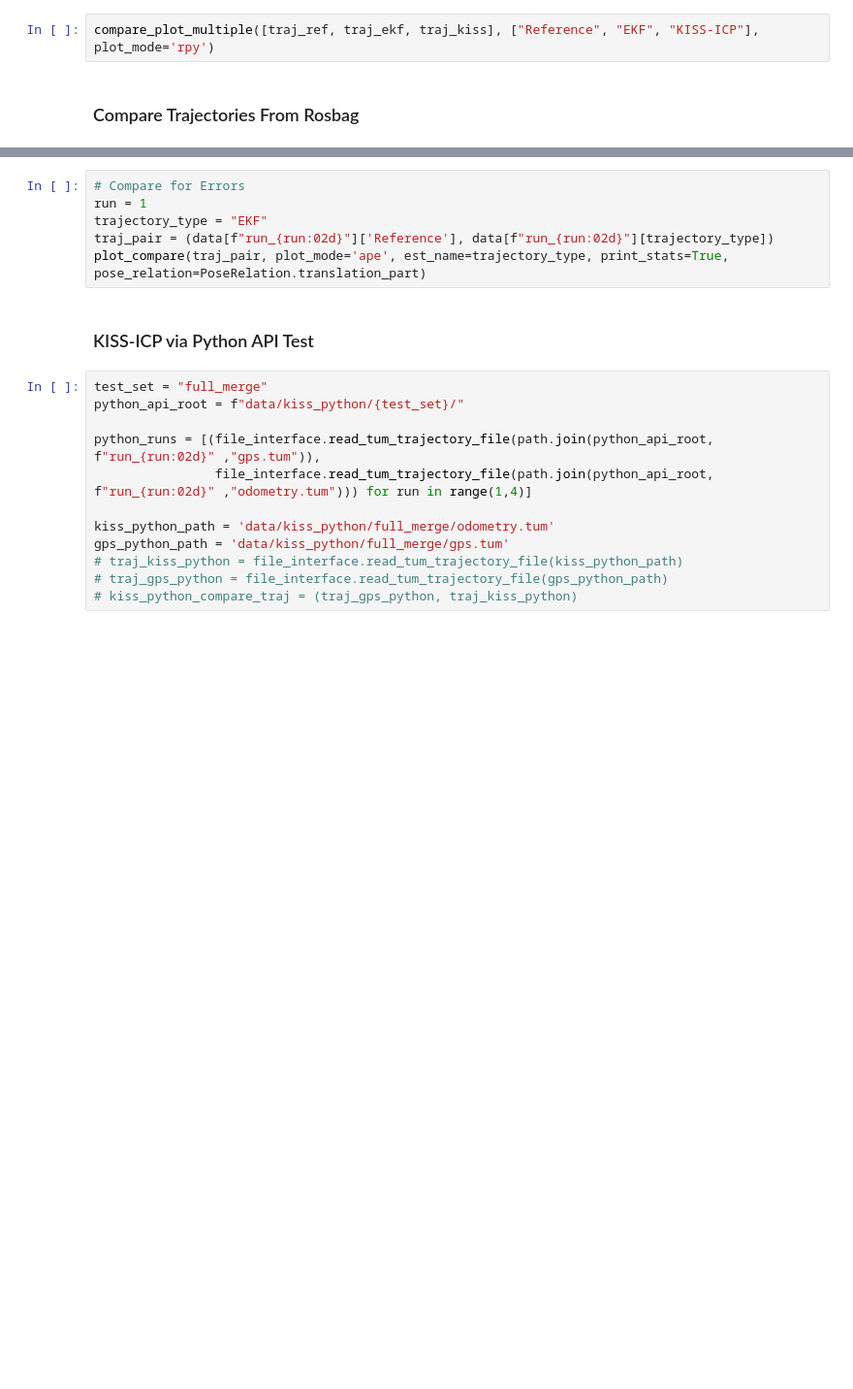
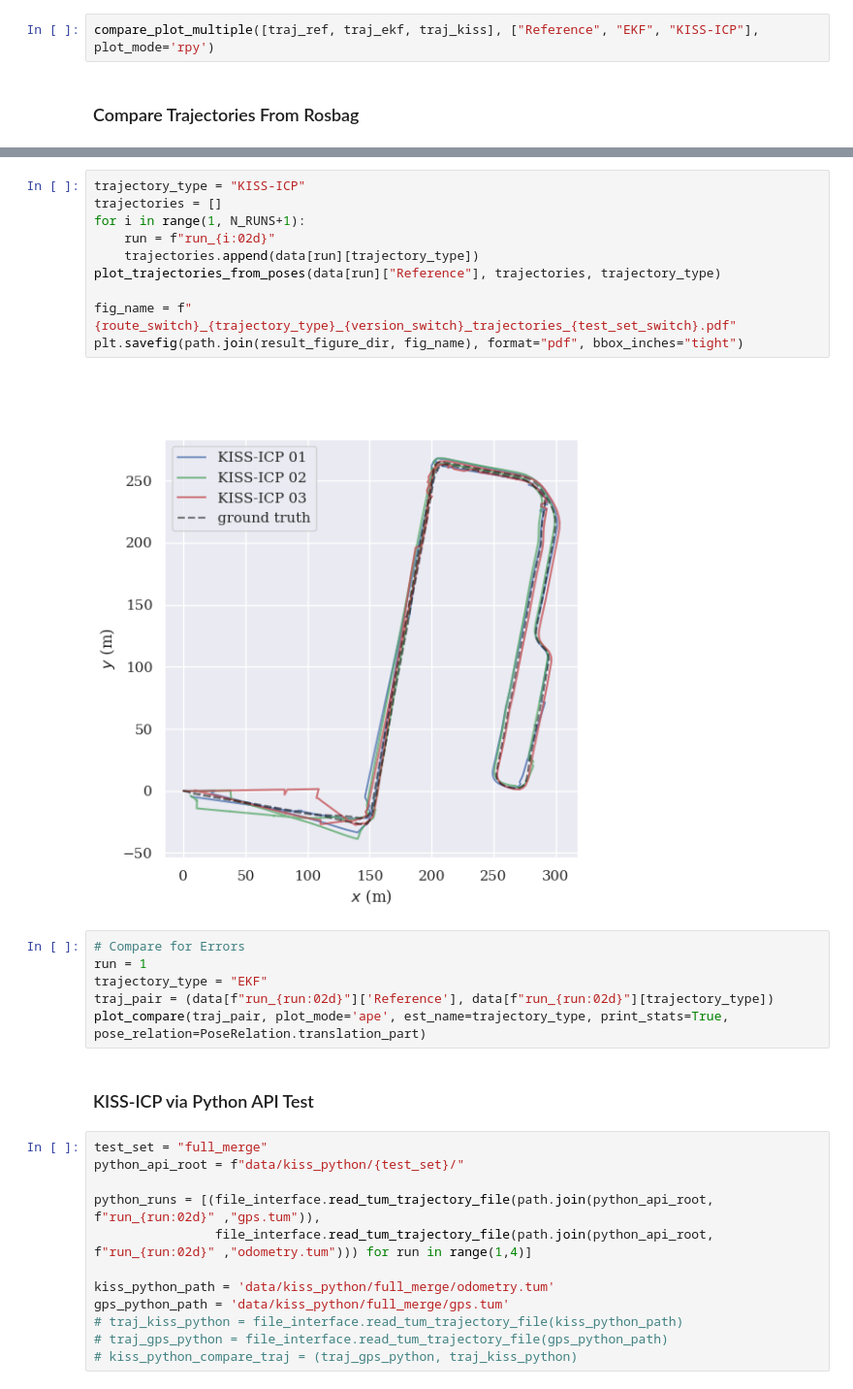
Before and after one commit to Jul310/kiss-icp, a Jupyter notebook: tum_eval/ekf_gps_analysis.ipynb, the cells around one changed output, grey strips where cells are left out. Shown at 97% size. Drawn from its saved outputs; the diff is of its cells as text; blank space fills up the shorter version.

```diff
--- a/tum_eval/ekf_gps_analysis.ipynb
+++ b/tum_eval/ekf_gps_analysis.ipynb
@@ -104,3 +114,15 @@ compare_plot_multiple(trajectories, names, plot_mode='rpy', wf=2, hf=0.5)
+# %%
+trajectory_type = "KISS-ICP"
+trajectories = []
+for i in range(1, N_RUNS+1):
+    run = f"run_{i:02d}"
+    trajectories.append(data[run][trajectory_type])
+plot_trajectories_from_poses(data[run]["Reference"], trajectories, trajectory_type)
+
+fig_name = f"{route_switch}_{trajectory_type}_{version_switch}_trajectories_{test_set_switch}.pdf"
+plt.savefig(path.join(result_figure_dir, fig_name), format="pdf", bbox_inches="tight")
+# %% [output]
+[figure, added]
 # %%
 # Compare for Errors
 run = 1
```
Also changed, not shown: parts of 7 cells of this notebook, 8 other files.
